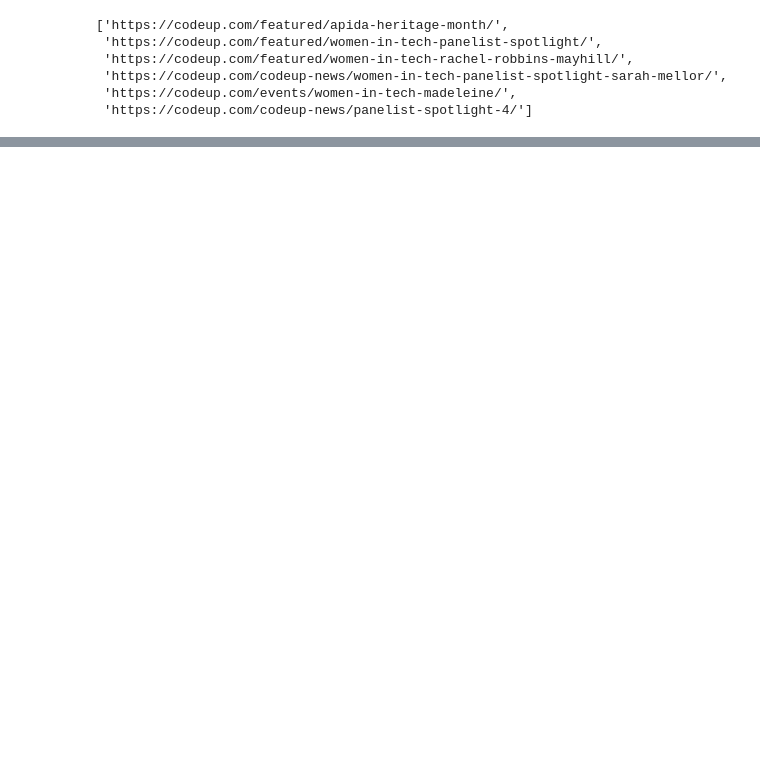
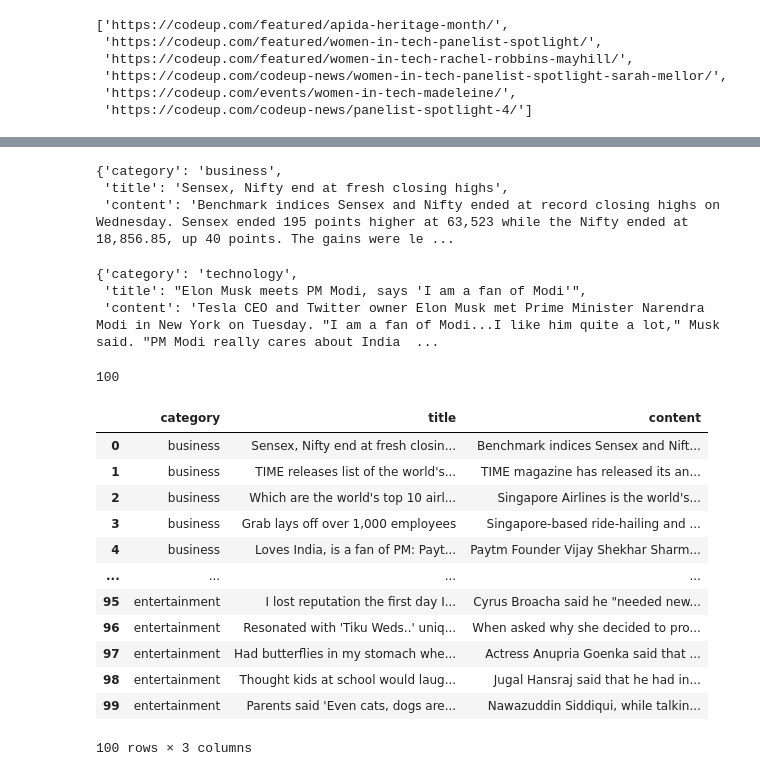
Before and after one commit to Brian-ONeil/natural-language-processing-exercises, a Jupyter notebook: acquire.ipynb, the cells around one changed output, grey strips where cells are left out. Cells and saved outputs as stored; diff of their text form; code cells hidden in the pictures; blank space fills up the shorter version.

```diff
--- a/acquire.ipynb
+++ b/acquire.ipynb
@@ -227,0 +163,5 @@ for article in articles:
+# %%
+#access titles
+
+titles = soup2.find_all("span", itemprop="headline")
+titles
@@ -227,0 +186,5 @@ for article in articles:
+# %%
+#get summaries
+
+summaries = soup2.find_all('div', itemprop="articleBody")
+summaries[0]
@@ -227,0 +222,59 @@ for article in articles:
+# %%
+business_test = scrape_one_page("business")
+business_test[0]
+# %% [output]
+{'category': 'business',
+ 'title': 'Sensex, Nifty end at fresh closing highs',
+ 'content': 'Benchmark indices Sensex and Nifty ended at record closing highs on Wednesday. Sensex ended 195 points higher at 63,523 while the Nifty ended at 18,856.85, up 40 points. The gains were le ...
+# %%
+def get_news_articles(topic_list):
+    """
+
+    """
+    file = "news_articles.json"
+    if os.path.exists(file):
+        with open(file) as f:
+            return json.load(f)
+
+    final_list = []
+
+    for topic in topic_list:
+        final_list.extend(scrape_one_page(topic))
+
+    with open(file, "w") as f:
+        json.dump(final_list, f)
+
+    return final_list
+# %%
+#Test my function!
+topics = ['business', 'sports', 'technology', 'entertainment']
+
+final_list = get_news_articles(topics)
+final_list[50]
+# %% [output]
+{'category': 'technology',
+ 'title': "Elon Musk meets PM Modi, says 'I am a fan of Modi'",
+ 'content': 'Tesla CEO and Twitter owner Elon Musk met Prime Minister Narendra Modi in New York on Tuesday. "I am a fan of Modi...I like him quite a lot," Musk said. "PM Modi really cares about India  ...
+# %%
+len(final_list)
+# %% [output]
+100
+# %%
+# turn that bad boy into a df
+
+final_df = pd.DataFrame(final_list)
+final_df
+# %% [output]
+|  | category | title | content |
+| 0 | business | Sensex, Nifty end at fresh closin... | Benchmark indices Sensex and Nift... |
+| 1 | business | TIME releases list of the world's... | TIME magazine has released its an... |
+| 2 | business | Which are the world's top 10 airl... | Singapore Airlines is the world's... |
+| 3 | business | Grab lays off over 1,000 employees | Singapore-based ride-hailing and ... |
+| 4 | business | Loves India, is a fan of PM: Payt... | Paytm Founder Vijay Shekhar Sharm... |
+| ... | ... | ... | ... |
+| 95 | entertainment | I lost reputation the first day I... | Cyrus Broacha said he "needed new... |
+| 96 | entertainment | Resonated with 'Tiku Weds..' uniq... | When asked why she decided to pro... |
+| 97 | entertainment | Had butterflies in my stomach whe... | Actress Anupria Goenka said that ... |
+| 98 | entertainment | Thought kids at school would laug... | Jugal Hansraj said that he had in... |
+| 99 | entertainment | Parents said 'Even cats, dogs are... | Nawazuddin Siddiqui, while talkin... |
+100 rows × 3 columns
```
Also changed, not shown: parts of 43 cells of this notebook, 5 other files.
